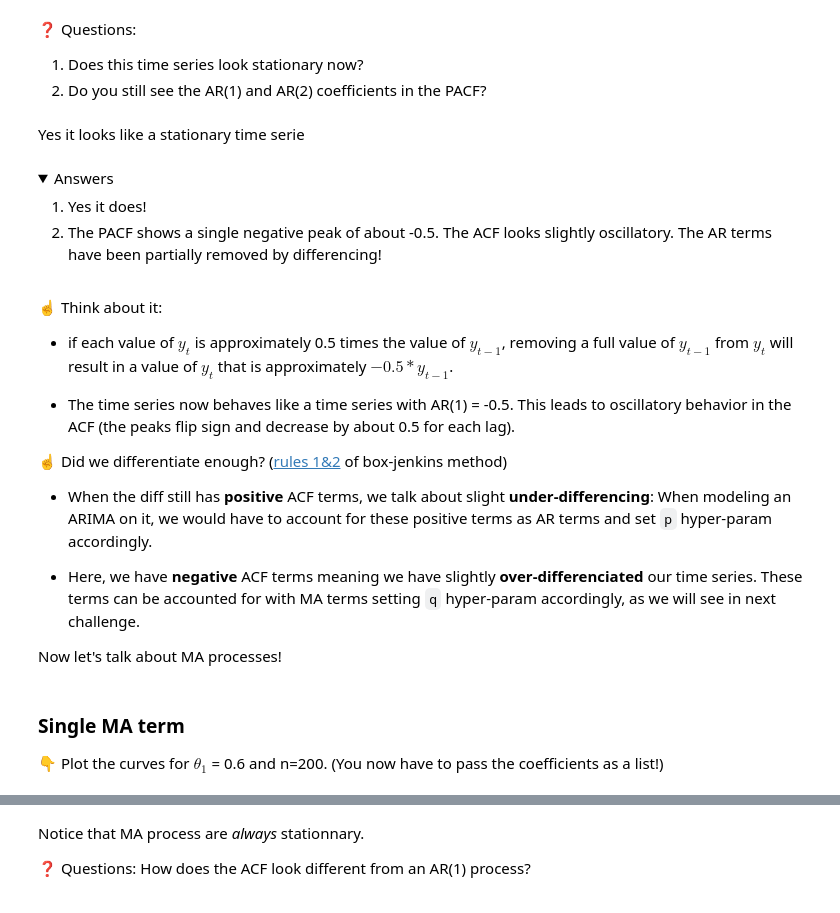
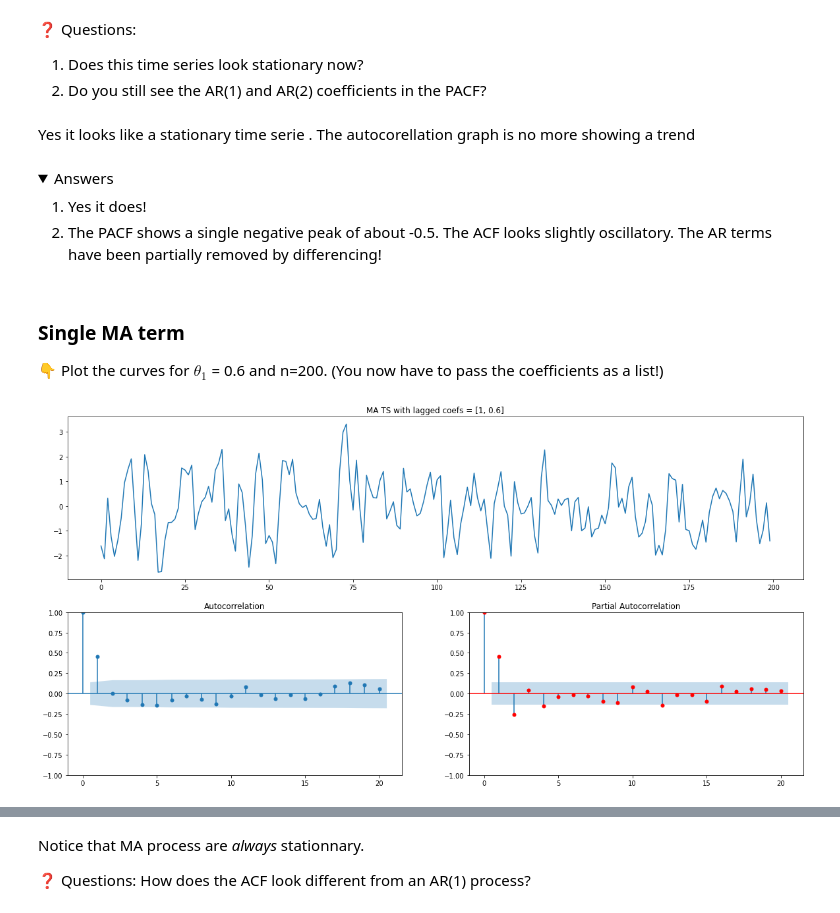
Before and after one commit to flo-collab/P16_timeseries, a Jupyter notebook: 01-Artificial-Time-Series/artificial_time_series.ipynb, the cells around one changed output, grey strips where cells are left out. Drawn from its saved outputs; the diff is of its cells as text; code cells hidden in the pictures; folded sections open.

```diff
--- a/01-Artificial-Time-Series/artificial_time_series.ipynb
+++ b/01-Artificial-Time-Series/artificial_time_series.ipynb
@@ -296,7 +315,7 @@ plot_ar_process(ar1=0.5,ar2=-0.5,diff= 1, n=200)
 1. Does this time series look stationary now?
 2. Do you still see the AR(1) and AR(2) coefficients in the PACF?
 # %% [markdown]
-Yes it looks like a stationary time serie
+Yes it looks like a stationary time serie . The autocorellation graph is no more showing a trend
 # %% [markdown]
 <details>
     <summary>Answers</summary>
@@ -304,20 +323,6 @@ Yes it looks like a stationary time serie
 1. Yes it does!
 2. The PACF shows a single negative peak of about -0.5. The ACF looks slightly oscillatory. The AR terms have been partially removed by differencing!
 </details>
-# %% [markdown]
-☝️ Think about it:
-- if each value of $y_t$ is approximately 0.5 times the value of $y_{t-1}$, removing a full value of $y_{t-1}$ from $y_t$ will result in a value of $y_t$ that is approximately $-0.5 * y_{t-1}$.
-
-- The time series now behaves like a time series with AR(1) = -0.5. This leads to oscillatory behavior in the ACF (the peaks flip sign and decrease by about 0.5 for each lag).
-
-☝️ Did we differentiate enough? ([rules 1&2](http://people.duke.edu/~rnau/arimrule.htm)   of box-jenkins method)
-- When the diff still has **positive** ACF terms, we talk about slight **under-differencing**: When modeling an ARIMA on it, we would have to account for these positive terms as AR terms and set `p` hyper-param accordingly.
-
-- Here, we have **negative** ACF terms meaning we have slightly **over-differenciated** our time series. These terms can be accounted for with MA terms setting `q` hyper-param accordingly, as we will see in next challenge.
-
-
-
-Now let's talk about MA processes!
 # %%
 # We give you a random MA process generator (no need to look at the complex code for this challenge)
 def ma_process(coef_list, n=200, show_plot=True, return_y=False):
@@ -347,3 +352,7 @@ def ma_process(coef_list, n=200, show_plot=True, return_y=False):
 ### Single MA term
 
 👇 Plot the curves for $\theta_1$ = 0.6 and n=200. (You now have to pass the coefficients as a list!)
+# %%
+ma_process([0.6],n=200)
+# %% [output]
+[figure, added]
```
Also changed, not shown: parts of 23 cells of this notebook, 10 other files.
